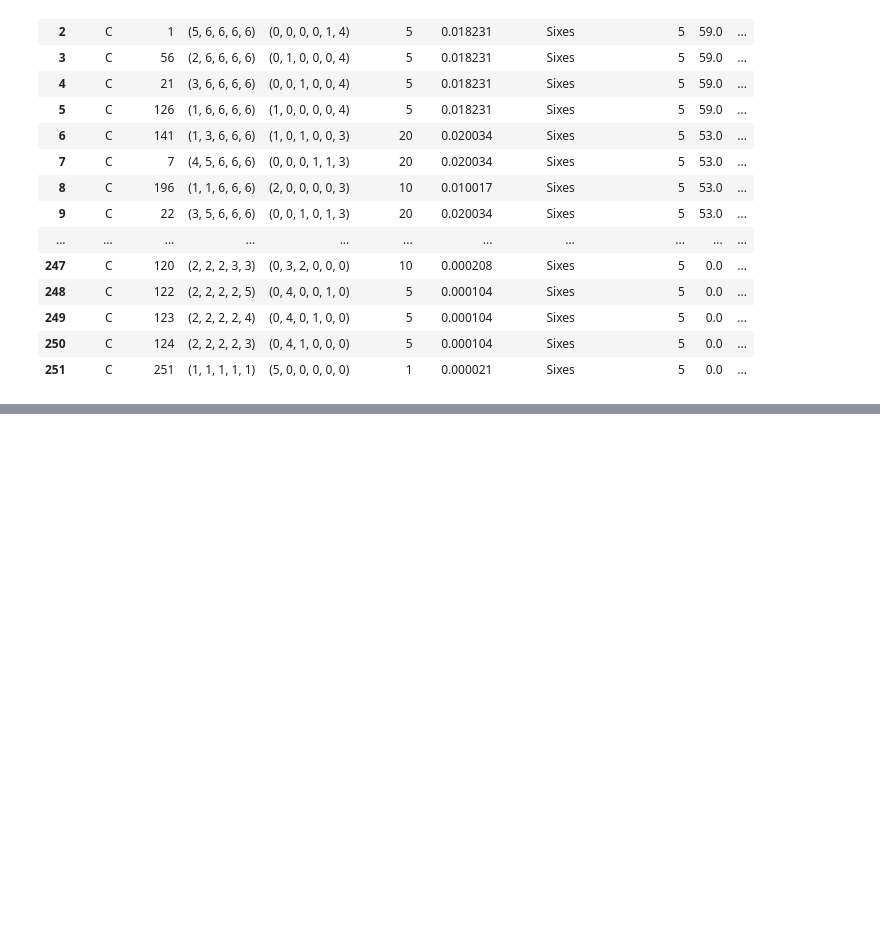
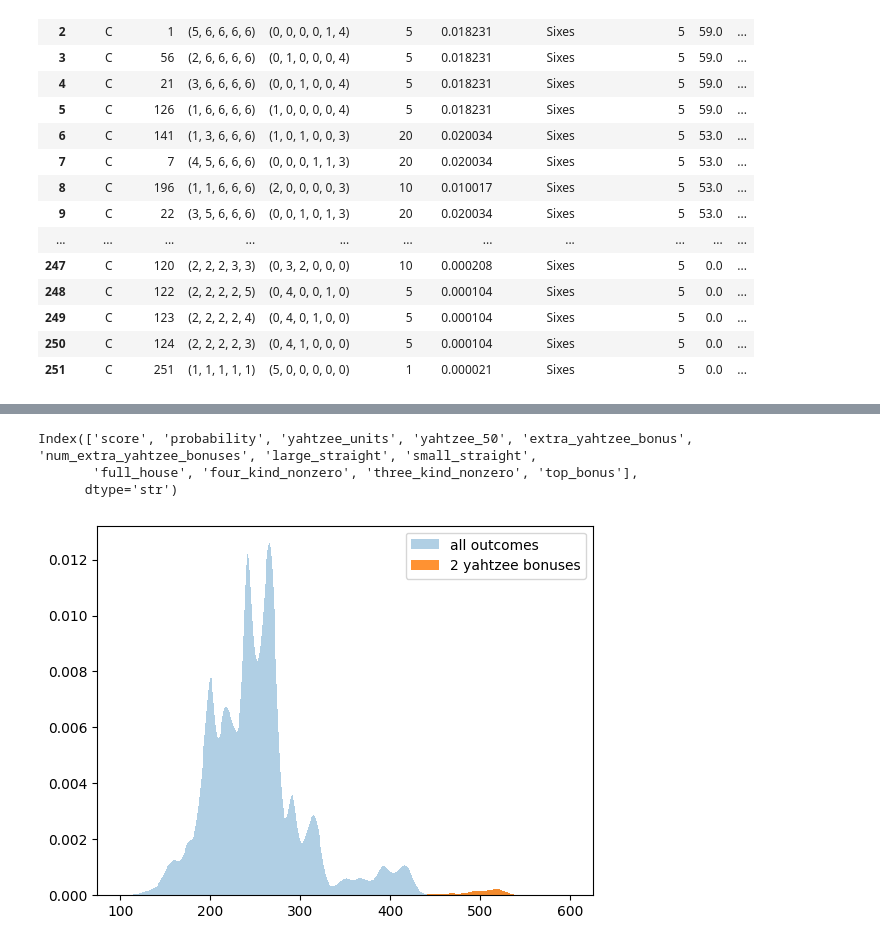
Before and after one commit to Ballpark-Figures/yahtzee, a Jupyter notebook: math/notebooks/state_explorer.ipynb, the cells around one changed output, grey strips where cells are left out. Cells and saved outputs as stored; diff of their text form; code cells hidden in the pictures; blank space fills up the shorter version.

```diff
--- a/math/notebooks/state_explorer.ipynb
+++ b/math/notebooks/state_explorer.ipynb
@@ -1365,3 +1794,6 @@ all_roll_evs(new_state, "C")
 | 249 | C | 123 | (2, 2, 2, 2, 4) | (0, 4, 0, 1, 0, 0) | 5 | 0.000104 | Sixes | 5 | 0.0 | ... |
 | 250 | C | 124 | (2, 2, 2, 2, 3) | (0, 4, 1, 0, 0, 0) | 5 | 0.000104 | Sixes | 5 | 0.0 | ... |
 | 251 | C | 251 | (1, 1, 1, 1, 1) | (5, 0, 0, 0, 0, 0) | 1 | 0.000021 | Sixes | 5 | 0.0 | ... |
+# %%
+outcome_df = load_initial_final_outcome_df()
+outcome_df
@@ -1367,0 +1814,16 @@ all_roll_evs(new_state, "C")
+# %%
+outcome_df.columns
+# %% [output]
+Index(['score', 'probability', 'yahtzee_units', 'yahtzee_50', 'extra_yahtzee_bonus', 'num_extra_yahtzee_bonuses', 'large_straight', 'small_straight',
+       'full_house', 'four_kind_nonzero', 'three_kind_nonzero', 'top_bonus'],
+      dtype='str')
+# %%
+plot_score_hist_with_condition(
+    outcome_df,
+    (outcome_df["yahtzee_units"] == 3),
+    label="2 yahtzee bonuses",
+    start=100,
+    end=600,
+)
+# %% [output]
+[figure, added]
```
Also changed, not shown: parts of 45 cells of this notebook.
